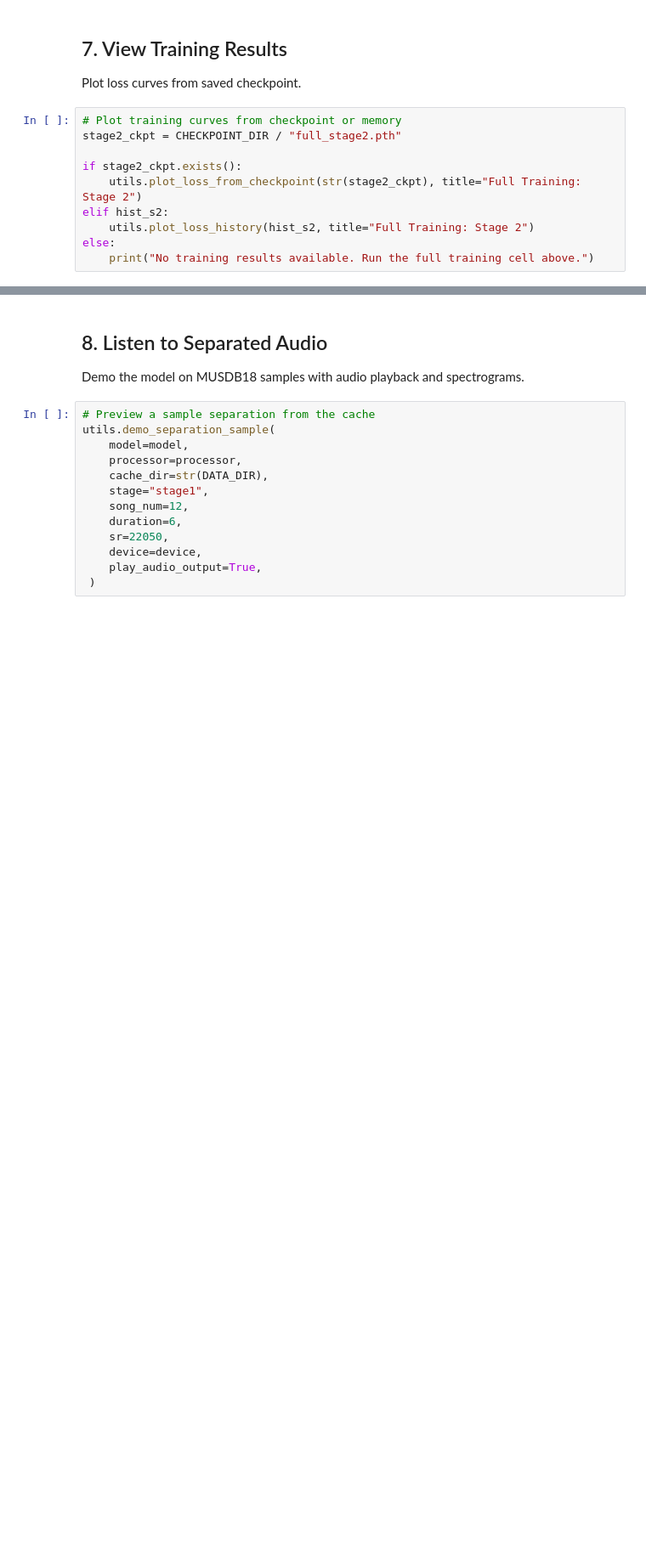
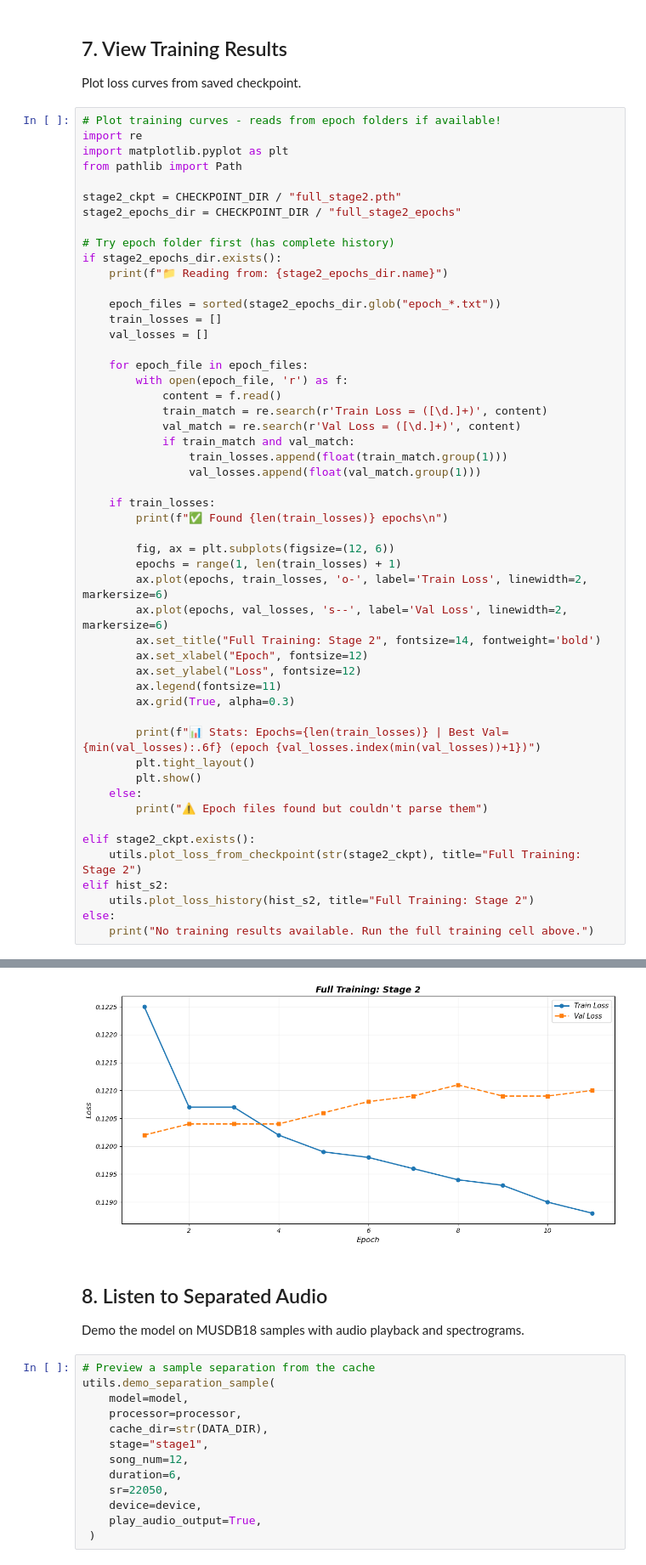
Before and after one commit to amitarad36/Final_Project_Deep_Learning, a Jupyter notebook: local_main.ipynb, the cells around one changed output, grey strips where cells are left out. Shown at 85% size. Drawn from its saved outputs; the diff is of its cells as text; blank space fills up the shorter version.

```diff
--- a/local_main.ipynb
+++ b/local_main.ipynb
@@ -331,12 +395,54 @@ else:
 
 Plot loss curves from saved checkpoint.
 # %%
-# Plot training curves from checkpoint or memory
+# Plot training curves - reads from epoch folders if available!
+import re
+import matplotlib.pyplot as plt
+from pathlib import Path
+
 stage2_ckpt = CHECKPOINT_DIR / "full_stage2.pth"
+stage2_epochs_dir = CHECKPOINT_DIR / "full_stage2_epochs"
 
-if stage2_ckpt.exists():
+# Try epoch folder first (has complete history)
+if stage2_epochs_dir.exists():
+    print(f"📁 Reading from: {stage2_epochs_dir.name}")
+
+    epoch_files = sorted(stage2_epochs_dir.glob("epoch_*.txt"))
+    train_losses = []
+    val_losses = []
+
+    for epoch_file in epoch_files:
+        with open(epoch_file, 'r') as f:
+            content = f.read()
+            train_match = re.search(r'Train Loss = ([\d.]+)', content)
+            val_match = re.search(r'Val Loss = ([\d.]+)', content)
+            if train_match and val_match:
+                train_losses.append(float(train_match.group(1)))
+                val_losses.append(float(val_match.group(1)))
+
+    if train_losses:
+        print(f"✅ Found {len(train_losses)} epochs\n")
+
+        fig, ax = plt.subplots(figsize=(12, 6))
+        epochs = range(1, len(train_losses) + 1)
+        ax.plot(epochs, train_losses, 'o-', label='Train Loss', linewidth=2, markersize=6)
+        ax.plot(epochs, val_losses, 's--', label='Val Loss', linewidth=2, markersize=6)
+        ax.set_title("Full Training: Stage 2", fontsize=14, fontweight='bold')
+        ax.set_xlabel("Epoch", fontsize=12)
+        ax.set_ylabel("Loss", fontsize=12)
+        ax.legend(fontsize=11)
+        ax.grid(True, alpha=0.3)
+
+        print(f"📊 Stats: Epochs={len(train_losses)} | Best Val={min(val_losses):.6f} (epoch {val_losses.index(min(val_losses))+1})")
+        plt.tight_layout()
+        plt.show()
+    else:
+        print("⚠️ Epoch files found but couldn't parse them")
+
+elif stage2_ckpt.exists():
     utils.plot_loss_from_checkpoint(str(stage2_ckpt), title="Full Training: Stage 2")
 elif hist_s2:
     utils.plot_loss_history(hist_s2, title="Full Training: Stage 2")
 else:
     print("No training results available. Run the full training cell above.")
+# %% [output]
@@ -343,3 +453,4 @@ else:
+[figure, added]
 # %% [markdown]
 ## 8. Listen to Separated Audio
 
```
Also changed, not shown: parts of 12 cells of this notebook.
